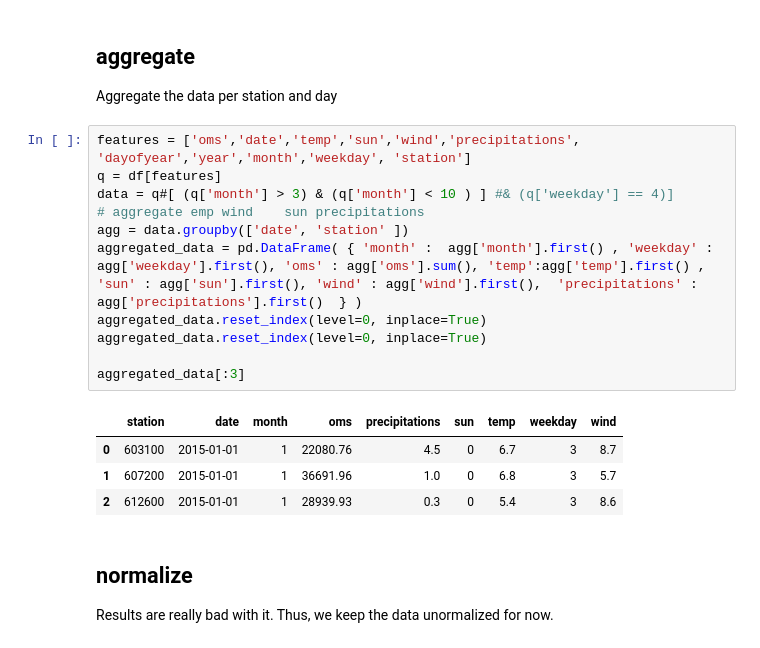
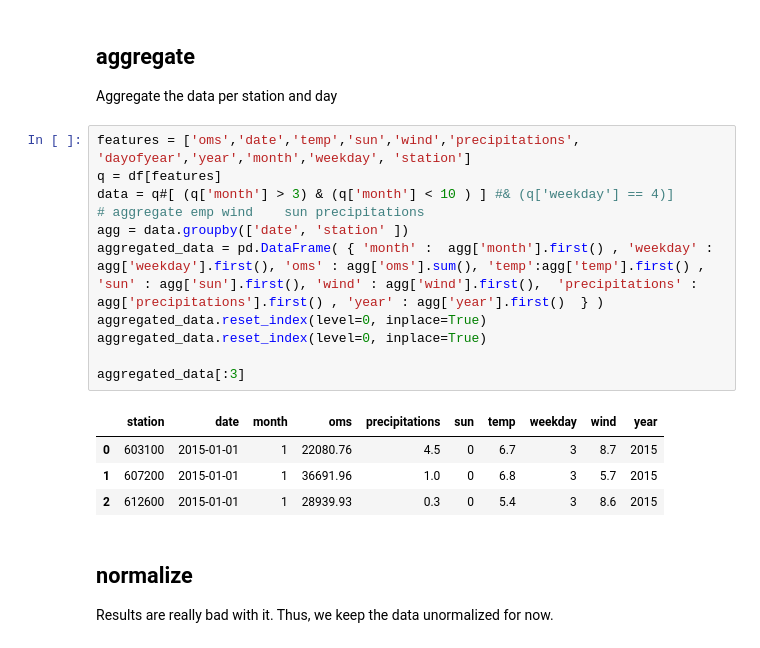
Before and after one commit to vlievin/OiX-2016---Understanding-Weather-Impact-on-Beer-Sales-in-Denmark, a Jupyter notebook: predict.ipynb, the cells around one changed output. Drawn from its saved outputs; the diff is of its cells as text.

```diff
--- a/predict.ipynb
+++ b/predict.ipynb
@@ -52,19 +52,19 @@ Aggregate the data per station and day
 # %%
 features = ['oms','date','temp','sun','wind','precipitations', 'dayofyear','year','month','weekday', 'station']
 q = df[features]
 data = q#[ (q['month'] > 3) & (q['month'] < 10 ) ] #& (q['weekday'] == 4)]
 # aggregate emp	wind	sun	precipitations
 agg = data.groupby(['date', 'station' ])
-aggregated_data = pd.DataFrame( { 'month' :  agg['month'].first() , 'weekday' :  agg['weekday'].first(), 'oms' : agg['oms'].sum(), 'temp':agg['temp'].first() , 'sun' : agg['sun'].first(), 'wind' : agg['wind'].first(),  'precipitations' : agg['precipitations'].first()  } )
+aggregated_data = pd.DataFrame( { 'month' :  agg['month'].first() , 'weekday' :  agg['weekday'].first(), 'oms' : agg['oms'].sum(), 'temp':agg['temp'].first() , 'sun' : agg['sun'].first(), 'wind' : agg['wind'].first(),  'precipitations' : agg['precipitations'].first() , 'year' : agg['year'].first()  } )
 aggregated_data.reset_index(level=0, inplace=True)
 aggregated_data.reset_index(level=0, inplace=True)
 
 aggregated_data[:3]
 # %% [output]
-|  | station | date | month | oms | precipitations | sun | temp | weekday | wind |
-| 0 | 603100 | 2015-01-01 | 1 | 22080.76 | 4.5 | 0 | 6.7 | 3 | 8.7 |
-| 1 | 607200 | 2015-01-01 | 1 | 36691.96 | 1.0 | 0 | 6.8 | 3 | 5.7 |
-| 2 | 612600 | 2015-01-01 | 1 | 28939.93 | 0.3 | 0 | 5.4 | 3 | 8.6 |
+|  | station | date | month | oms | precipitations | sun | temp | weekday | wind | year |
+| 0 | 603100 | 2015-01-01 | 1 | 22080.76 | 4.5 | 0 | 6.7 | 3 | 8.7 | 2015 |
+| 1 | 607200 | 2015-01-01 | 1 | 36691.96 | 1.0 | 0 | 6.8 | 3 | 5.7 | 2015 |
+| 2 | 612600 | 2015-01-01 | 1 | 28939.93 | 0.3 | 0 | 5.4 | 3 | 8.6 | 2015 |
 # %% [markdown]
 ## normalize
 
```
Also changed, not shown: parts of 7 cells of this notebook.
